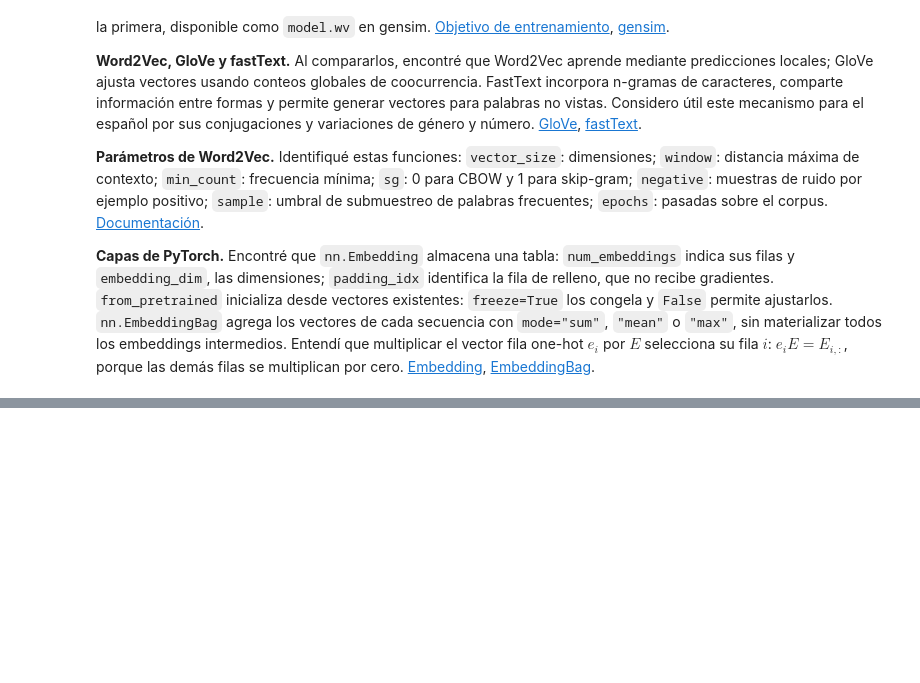
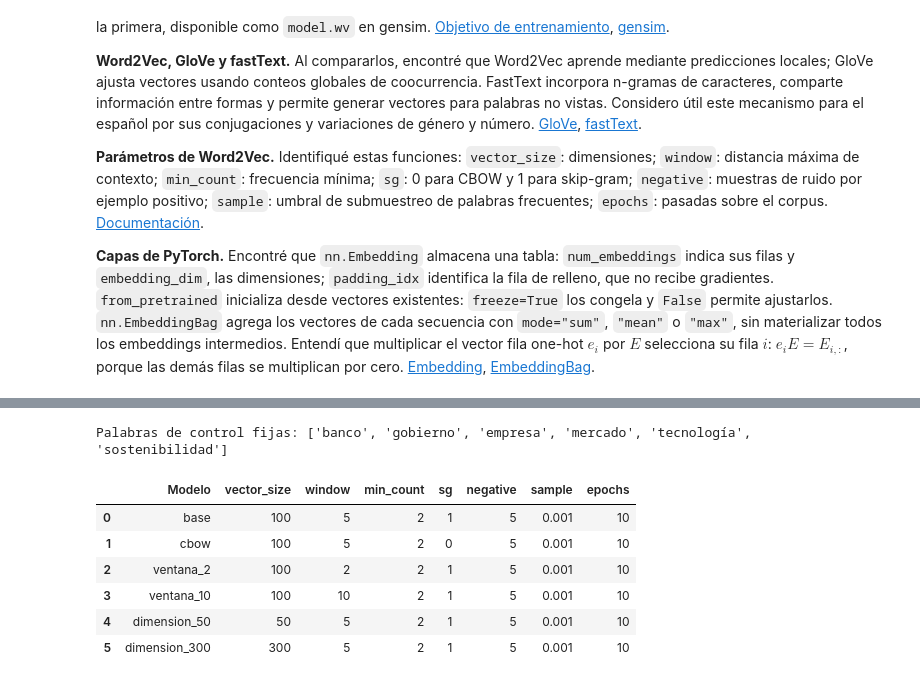
Before and after one commit to Jtanchezz/NLP, a Jupyter notebook: Lab9/lab9.ipynb, the cells around one changed output, grey strips where cells are left out. Saved outputs shown, nothing was run; the diff lists cells and outputs as text; code cells hidden in the pictures; blank space fills up the shorter version.

```diff
--- a/Lab9/lab9.ipynb
+++ b/Lab9/lab9.ipynb
@@ -899,0 +912,58 @@ Identifiqué $v_w$ como el vector de la palabra central y $c_c$ como el del cont
+# %%
+from time import perf_counter
+import zlib
+import numpy as np
+import pandas as pd
+from gensim.models import Word2Vec, FastText, KeyedVectors
+
+if not all(nombre in globals() for nombre in
+           ("oraciones_noticias", "oraciones_quijote", "frecuencias_corpus", "RAIZ")):
+    raise RuntimeError("Ejecuta primero la preparación de la sección 1.")
+
+
+def hash_estable(texto):
+    return zlib.crc32(texto.encode("utf-8"))
+
+
+CONFIG_BASE_W2V = dict(
+    vector_size=100, window=5, min_count=2, sg=1, negative=5,
+    epochs=10, sample=0.001, seed=42, workers=1,
+    hs=0, shrink_windows=True, hashfxn=hash_estable,
+)
+CONFIGURACIONES_W2V = {
+    "base": CONFIG_BASE_W2V.copy(),
+    "cbow": {**CONFIG_BASE_W2V, "sg": 0},
+    "ventana_2": {**CONFIG_BASE_W2V, "window": 2},
+    "ventana_10": {**CONFIG_BASE_W2V, "window": 10},
+    "dimension_50": {**CONFIG_BASE_W2V, "vector_size": 50},
+    "dimension_300": {**CONFIG_BASE_W2V, "vector_size": 300},
+}
+
+candidatas_control = [
+    "banco", "gobierno", "empresa", "mercado", "tecnología", "sostenibilidad",
+    "economía", "financiero", "inversión", "desarrollo", "sector", "negocio",
+]
+vocabulario_entrenable = {
+    palabra for palabra, frecuencia in frecuencias_corpus["Noticias"].items()
+    if frecuencia >= CONFIG_BASE_W2V["min_count"]
+}
+PALABRAS_CONTROL = [p for p in candidatas_control if p in vocabulario_entrenable][:6]
+if len(PALABRAS_CONTROL) != 6:
+    raise ValueError("Revisa las palabras de control: deben ser seis términos entrenables.")
+print("Palabras de control fijas:", PALABRAS_CONTROL)
+
+tabla_configuraciones = pd.DataFrame([
+    {"Modelo": nombre, **{k: config[k] for k in
+     ("vector_size", "window", "min_count", "sg", "negative", "sample", "epochs")}}
+    for nombre, config in CONFIGURACIONES_W2V.items()
+])
+display(tabla_configuraciones)
+# %% [output]
+Palabras de control fijas: ['banco', 'gobierno', 'empresa', 'mercado', 'tecnología', 'sostenibilidad']
+|  | Modelo | vector_size | window | min_count | sg | negative | sample | epochs |
+| 0 | base | 100 | 5 | 2 | 1 | 5 | 0.001 | 10 |
+| 1 | cbow | 100 | 5 | 2 | 0 | 5 | 0.001 | 10 |
+| 2 | ventana_2 | 100 | 2 | 2 | 1 | 5 | 0.001 | 10 |
+| 3 | ventana_10 | 100 | 10 | 2 | 1 | 5 | 0.001 | 10 |
+| 4 | dimension_50 | 50 | 5 | 2 | 1 | 5 | 0.001 | 10 |
+| 5 | dimension_300 | 300 | 5 | 2 | 1 | 5 | 0.001 | 10 |
```
Also changed, not shown: parts of 14 cells of this notebook, 3 other files.
